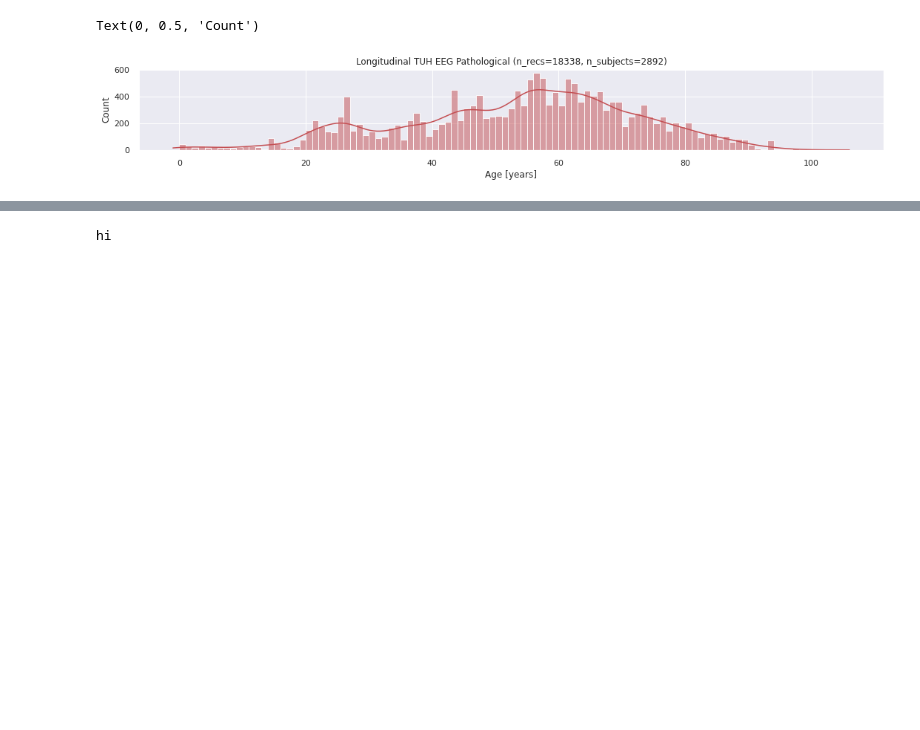
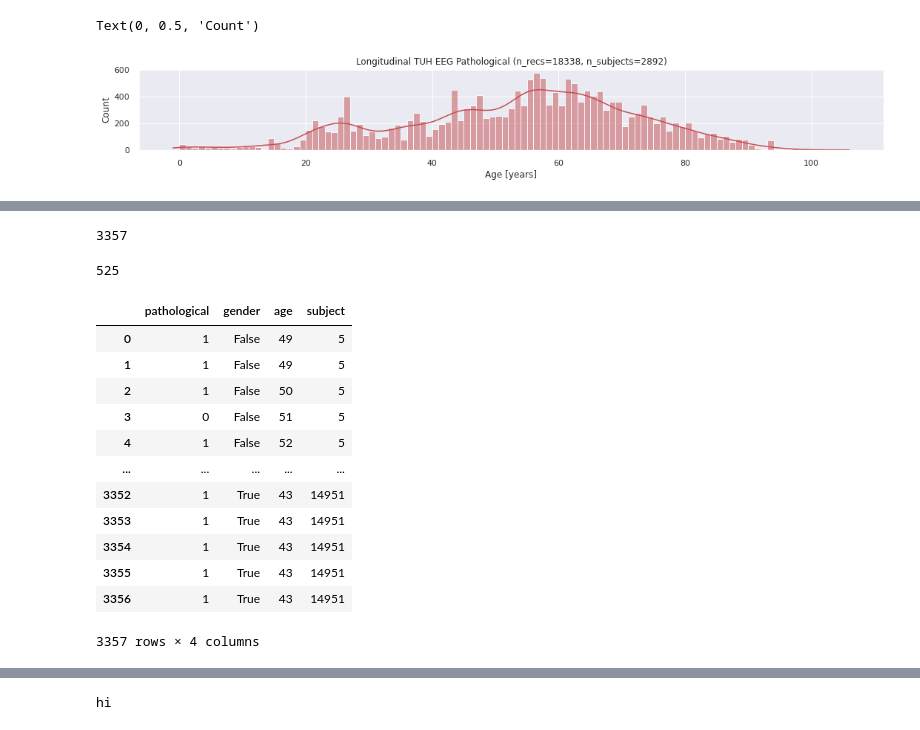
Before and after one commit to gemeinl/eeg-brain-age, a Jupyter notebook: prepare_longitudinal_dataset.ipynb, the cells around one changed output, grey strips where cells are left out. Cells and saved outputs as stored; diff of their text form; code cells hidden in the pictures; blank space fills up the shorter version.

```diff
--- a/prepare_longitudinal_dataset.ipynb
+++ b/prepare_longitudinal_dataset.ipynb
@@ -216,0 +221,8 @@ df['gender'] = df['gender'] == 'F'
+# %%
+855+1062+654+786
+# %% [output]
+3357
+# %%
+275+250
+# %% [output]
+525
@@ -219,3 +234,19 @@ subject_wise = True
+# %%
+df.groupby(['subject', 'pathological'], as_index=False).mean() if subject_wise else df
+# %% [output]
+|  | pathological | gender | age | subject |
+| 0 | 1 | False | 49 | 5 |
+| 1 | 1 | False | 49 | 5 |
+| 2 | 1 | False | 50 | 5 |
+| 3 | 0 | False | 51 | 5 |
+| 4 | 1 | False | 52 | 5 |
+| ... | ... | ... | ... | ... |
+| 3352 | 1 | True | 43 | 14951 |
+| 3353 | 1 | True | 43 | 14951 |
+| 3354 | 1 | True | 43 | 14951 |
+| 3355 | 1 | True | 43 | 14951 |
+| 3356 | 1 | True | 43 | 14951 |
+3357 rows × 4 columns
 # %%
 s = 'Recording' if not subject_wise else 'Subject'
 ax = age_pyramid(
```
Also changed, not shown: parts of 28 cells of this notebook, 7 other files.
